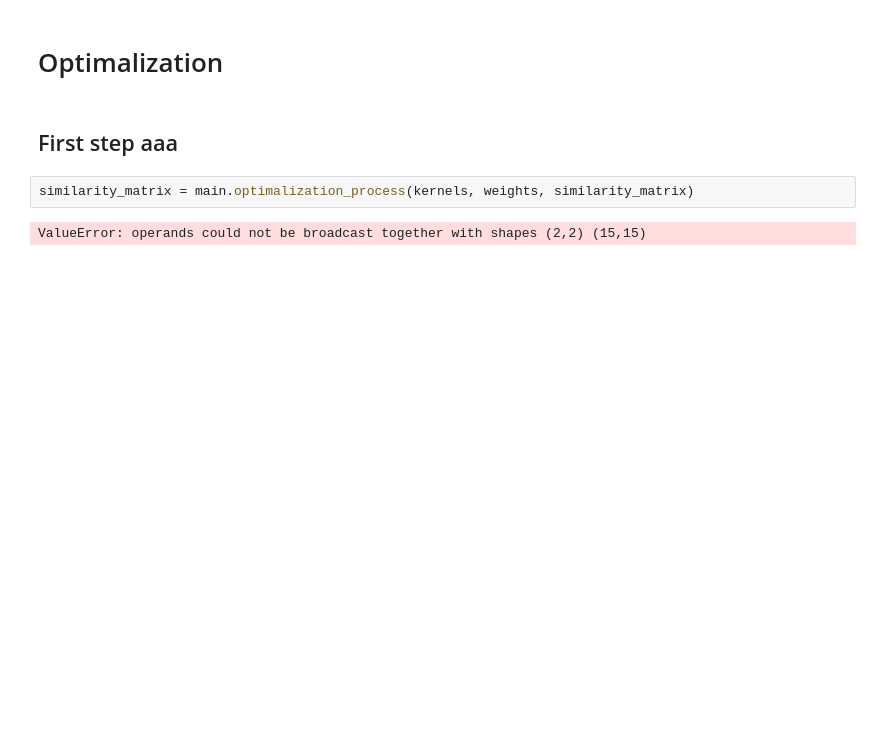
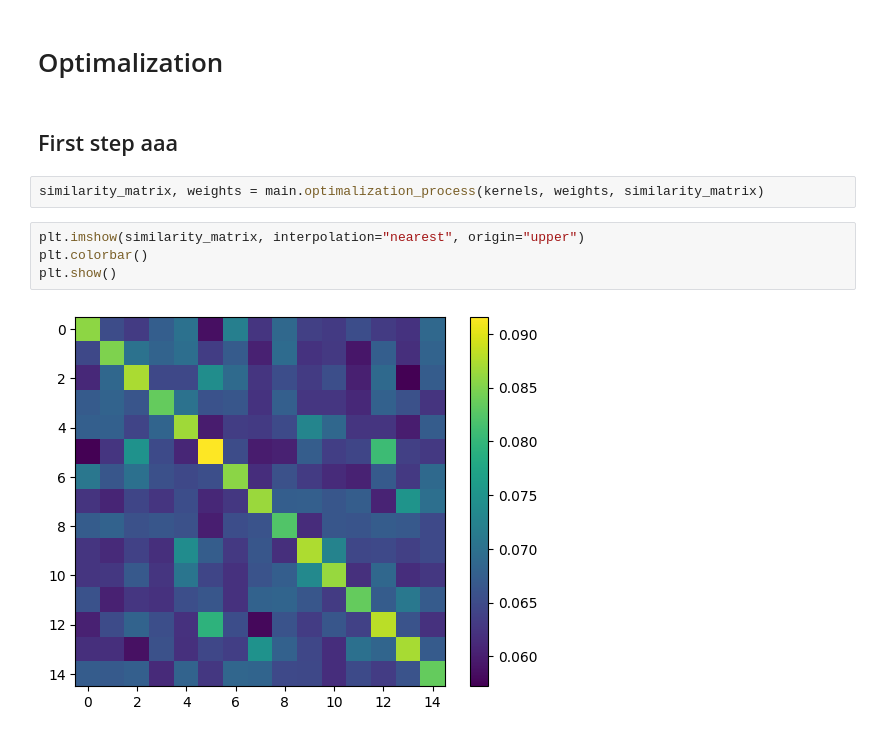
Before and after one commit to szyba13/SIMLR.py, a Jupyter notebook: SIMLR.ipynb, the cells around one changed output. Drawn from its saved outputs; the diff is of its cells as text; blank space fills up the shorter version.

Commit message:
changed w optimalization

```diff
--- a/SIMLR.ipynb
+++ b/SIMLR.ipynb
@@ -114,6 +114,10 @@ plt.show()
 # %% [markdown]
 ## First step aaa
 # %%
-similarity_matrix = main.optimalization_process(kernels, weights, similarity_matrix)
+similarity_matrix, weights = main.optimalization_process(kernels, weights, similarity_matrix)
-# %% [output]
-ValueError: operands could not be broadcast together with shapes (2,2) (15,15)
+# %%
+plt.imshow(similarity_matrix, interpolation="nearest", origin="upper")
+plt.colorbar()
+plt.show()
+# %% [output]
+[figure, added]
```
Also changed, not shown: 1 other file.
